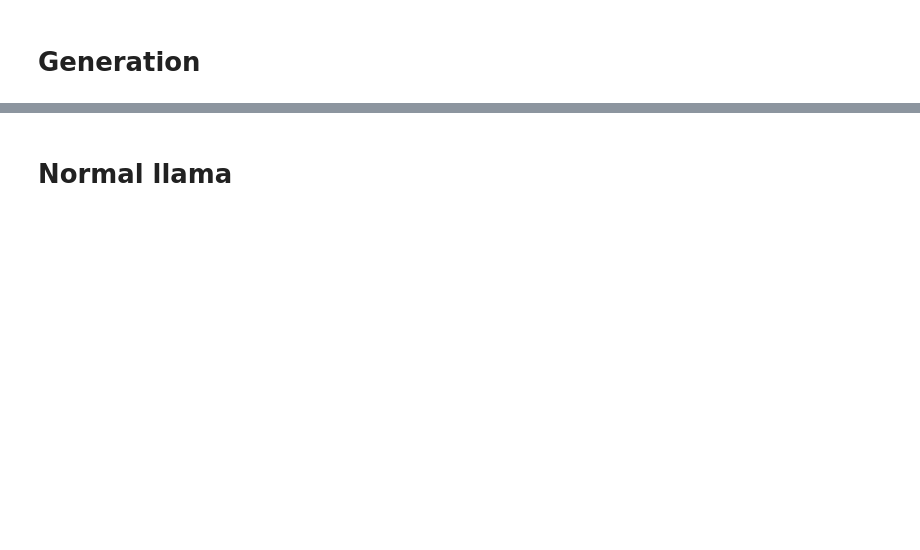
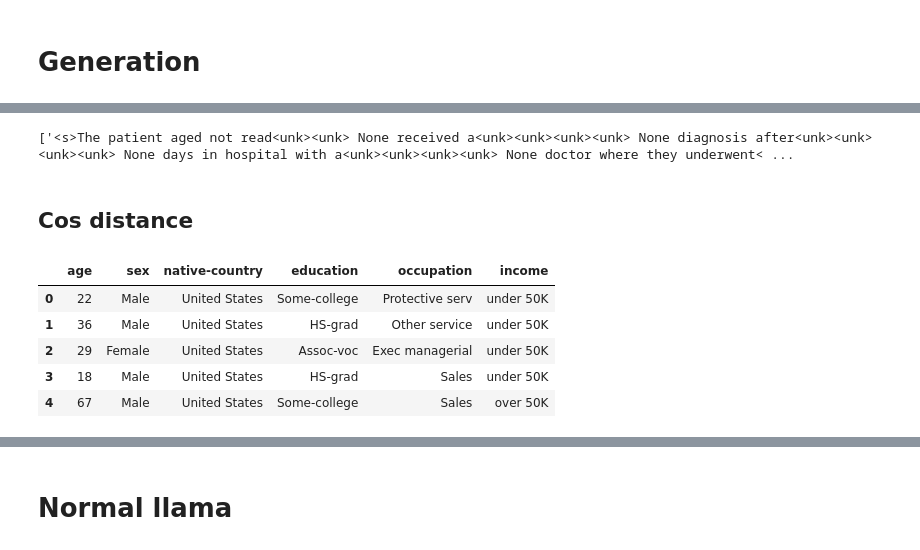
Before and after one commit to soCromp/llama_qlora, a Jupyter notebook: qlorasample.ipynb, the cells around one changed output, grey strips where cells are left out. Cells and saved outputs as stored; diff of their text form; code cells hidden in the pictures; blank space fills up the shorter version.

```diff
--- a/qlorasample.ipynb
+++ b/qlorasample.ipynb
@@ -60,14 +57,13 @@ The autoreload extension is already loaded. To reload it, use:
 # %%
 argdict = {
-  'model_name_or_path' : '/mnt/data/sonia/ckpts/clozehead/checkpoint-10', #'./mhllama',
-  'num_heads' : 5,
-  'max_column_len': 20,
+  'model_name_or_path' : '/mnt/data/sonia/ckpts/diabetes-new/checkpoint-60', # './mhllama',
+  'num_heads': 10,
+  'max_column_len': 5,
   'data_seed' : 42 ,
   'do_eval': True,
   'eval_dataset_size' : 5 ,
   'max_eval_samples' : 2 ,
   'per_device_eval_batch_size' : 1 ,
-  'max_new_tokens' : 60 ,
   'dataloader_num_workers' : 1 ,
   'group_by_length' : True,
   'remove_unused_columns' : False ,
@@ -78,7 +74,7 @@ argdict = {
   'quant_type' : 'nf4' ,
   'bf16' : True,
   'bits' : 4 ,
-  'dataset' : '/mnt/data/sonia/honeygan/apr23.dat',
+  'dataset' : '/mnt/data/sonia/datasets/diabetes/may10.dat',
   'source_max_len' : 60 ,
   'target_max_len' : 60 ,
   'seed' : 0
@@ -245,0 +283,21 @@ prepared_stopping_criteria [<transformers.generation.stopping_criteria.MaxLength
+# %%
+tokenizer.batch_decode(out[0])
+# %% [output]
+['<s>The patient aged not read<unk><unk> None received a<unk><unk><unk><unk> None diagnosis after<unk><unk><unk><unk> None days in hospital with a<unk><unk><unk><unk> None doctor where they underwent< ...
+# %% [markdown]
+## Cos distance
+# %%
+from sklearn.metrics.pairwise import cosine_similarity
+full_dataset = DatasetDict({})
+for f in os.listdir(args.dataset):
+    if f.endswith('.json'): continue
+    full_dataset[f] = load_from_disk(os.path.join(args.dataset, f))
+real = full_dataset['train'].to_pandas().drop(['length'], axis=1)
+real.head()
+# %% [output]
+|  | age | sex | native-country | education | occupation | income |
+| 0 | 22 | Male | United States | Some-college | Protective serv | under 50K |
+| 1 | 36 | Male | United States | HS-grad | Other service | under 50K |
+| 2 | 29 | Female | United States | Assoc-voc | Exec managerial | under 50K |
+| 3 | 18 | Male | United States | HS-grad | Sales | under 50K |
+| 4 | 67 | Male | United States | Some-college | Sales | over 50K |
```
Also changed, not shown: parts of 21 cells of this notebook, 11 other files.
